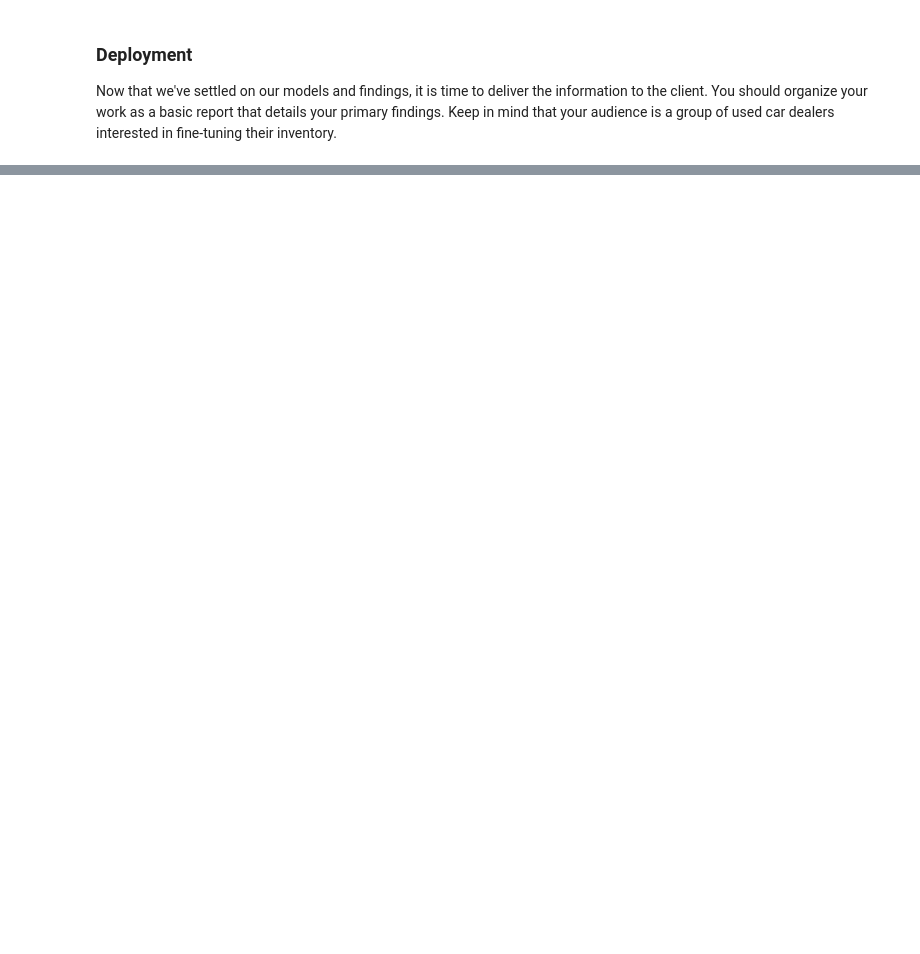
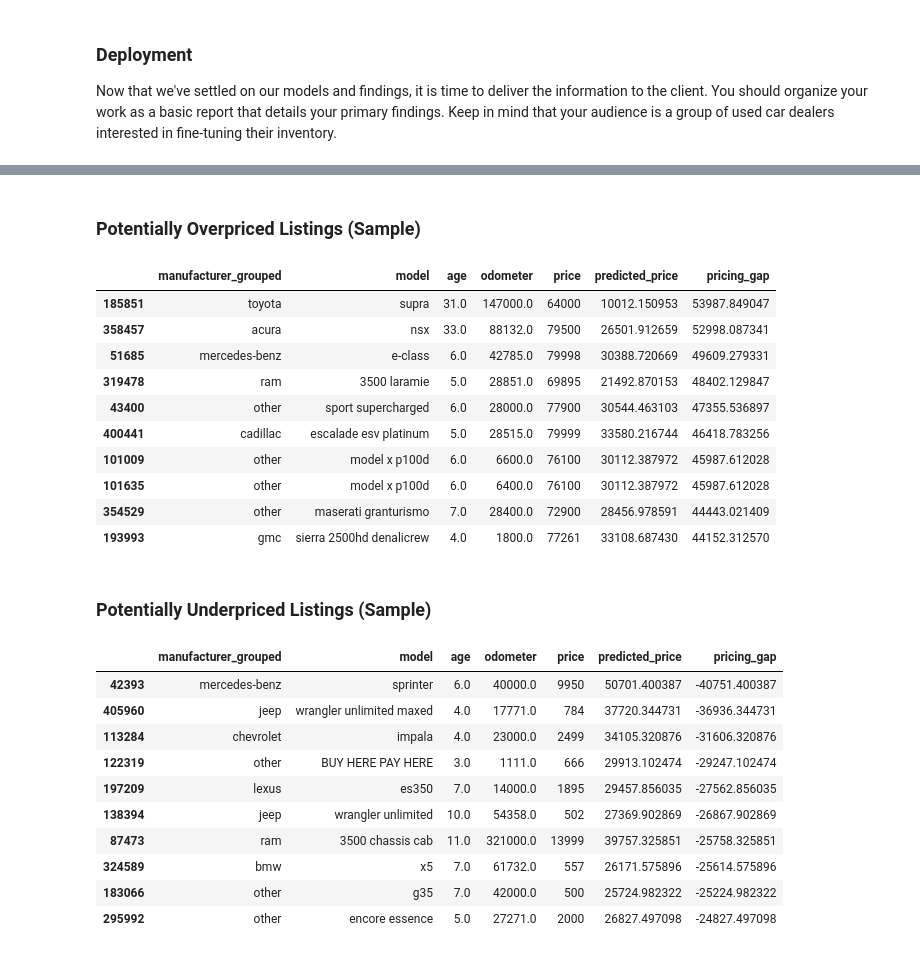
Before and after one commit to ru14/used-car-price-analysis, a Jupyter notebook: prompt_II.ipynb, the cells around one changed output, grey strips where cells are left out. Saved outputs shown, nothing was run; the diff lists cells and outputs as text; code cells hidden in the pictures; blank space fills up the shorter version.

```diff
--- a/prompt_II.ipynb
+++ b/prompt_II.ipynb
@@ -221,0 +287,13 @@ print(f'  Categorical cols: {CATEGORICAL_FEATURES}')
+# %%
+cv_results = []
+
+for name, mdl in candidate_models.items():
+    mean_rmse, std_rmse = cv_rmse(mdl, X_train, y_train, cv)
+    cv_results.append({
+        "model": name,
+        "cv_rmse_log_price": mean_rmse,
+        "cv_std": std_rmse,
+    })
+
+cv_df = pd.DataFrame(cv_results).sort_values("cv_rmse_log_price")
+cv_df
@@ -509,0 +561,3 @@ This analysis employed the CRISP-DM framework to deliver actionable insights fro
+# %%
+loaded = joblib.load("used_car_price_model.joblib")
+loaded.keys()
@@ -509,0 +566,9 @@ This analysis employed the CRISP-DM framework to deliver actionable insights fro
+# %%
+def predict_price(new_data: pd.DataFrame, model_bundle: dict) -> pd.DataFrame:
+    mdl = model_bundle["model"]
+    cols = model_bundle["feature_cols"]
+    pred_log_values = mdl.predict(new_data[cols])
+    pred_values = np.expm1(pred_log_values)
+    out = new_data.copy()
+    out["predicted_price"] = pred_values
+    return out
@@ -509,0 +585,6 @@ This analysis employed the CRISP-DM framework to deliver actionable insights fro
+# %%
+# Inventory opportunity scoring: lower predicted value segments can indicate acquisition caution
+inventory_view = model_df[feature_cols + ["price"]].sample(n=min(20000, len(model_df)), random_state=42).copy()
+inventory_scored = predict_price(inventory_view, loaded)
+inventory_scored["pricing_gap"] = inventory_scored["price"] - inventory_scored["predicted_price"]
+inventory_scored[["price", "predicted_price", "pricing_gap"]].describe()
@@ -509,0 +601,34 @@ This analysis employed the CRISP-DM framework to deliver actionable insights fro
+# %%
+top_overpriced = inventory_scored.sort_values("pricing_gap", ascending=False).head(10)
+top_underpriced = inventory_scored.sort_values("pricing_gap", ascending=True).head(10)
+
+display(Markdown("### Potentially Overpriced Listings (Sample)"))
+display(top_overpriced[["manufacturer_grouped", "model", "age", "odometer", "price", "predicted_price", "pricing_gap"]])
+
+display(Markdown("### Potentially Underpriced Listings (Sample)"))
+display(top_underpriced[["manufacturer_grouped", "model", "age", "odometer", "price", "predicted_price", "pricing_gap"]])
+# %% [output]
+### Potentially Overpriced Listings (Sample)
+|  | manufacturer_grouped | model | age | odometer | price | predicted_price | pricing_gap |
+| 185851 | toyota | supra | 31.0 | 147000.0 | 64000 | 10012.150953 | 53987.849047 |
+| 358457 | acura | nsx | 33.0 | 88132.0 | 79500 | 26501.912659 | 52998.087341 |
+| 51685 | mercedes-benz | e-class | 6.0 | 42785.0 | 79998 | 30388.720669 | 49609.279331 |
+| 319478 | ram | 3500 laramie | 5.0 | 28851.0 | 69895 | 21492.870153 | 48402.129847 |
+| 43400 | other | sport supercharged | 6.0 | 28000.0 | 77900 | 30544.463103 | 47355.536897 |
+| 400441 | cadillac | escalade esv platinum | 5.0 | 28515.0 | 79999 | 33580.216744 | 46418.783256 |
+| 101009 | other | model x p100d | 6.0 | 6600.0 | 76100 | 30112.387972 | 45987.612028 |
+| 101635 | other | model x p100d | 6.0 | 6400.0 | 76100 | 30112.387972 | 45987.612028 |
+| 354529 | other | maserati granturismo | 7.0 | 28400.0 | 72900 | 28456.978591 | 44443.021409 |
+| 193993 | gmc | sierra 2500hd denalicrew | 4.0 | 1800.0 | 77261 | 33108.687430 | 44152.312570 |
+### Potentially Underpriced Listings (Sample)
+|  | manufacturer_grouped | model | age | odometer | price | predicted_price | pricing_gap |
+| 42393 | mercedes-benz | sprinter | 6.0 | 40000.0 | 9950 | 50701.400387 | -40751.400387 |
+| 405960 | jeep | wrangler unlimited maxed | 4.0 | 17771.0 | 784 | 37720.344731 | -36936.344731 |
+| 113284 | chevrolet | impala | 4.0 | 23000.0 | 2499 | 34105.320876 | -31606.320876 |
+| 122319 | other | BUY HERE PAY HERE | 3.0 | 1111.0 | 666 | 29913.102474 | -29247.102474 |
+| 197209 | lexus | es350 | 7.0 | 14000.0 | 1895 | 29457.856035 | -27562.856035 |
+| 138394 | jeep | wrangler unlimited | 10.0 | 54358.0 | 502 | 27369.902869 | -26867.902869 |
+| 87473 | ram | 3500 chassis cab | 11.0 | 321000.0 | 13999 | 39757.325851 | -25758.325851 |
+| 324589 | bmw | x5 | 7.0 | 61732.0 | 557 | 26171.575896 | -25614.575896 |
+| 183066 | other | g35 | 7.0 | 42000.0 | 500 | 25724.982322 | -25224.982322 |
+| 295992 | other | encore essence | 5.0 | 27271.0 | 2000 | 26827.497098 | -24827.497098 |
```
Also changed, not shown: parts of 57 cells of this notebook, 1 other file.
